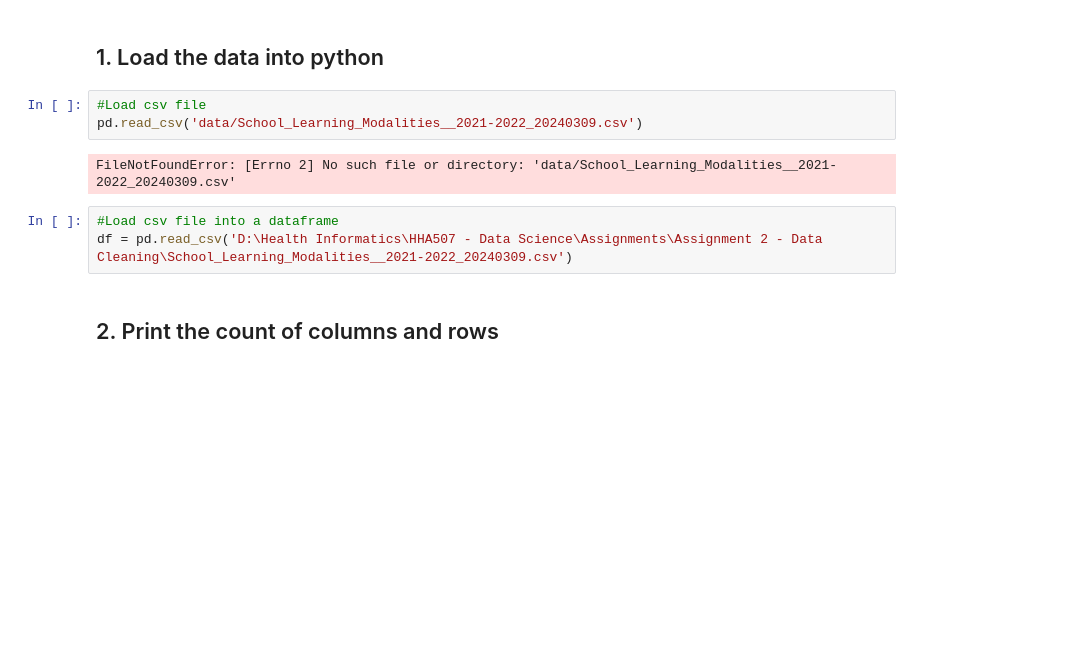
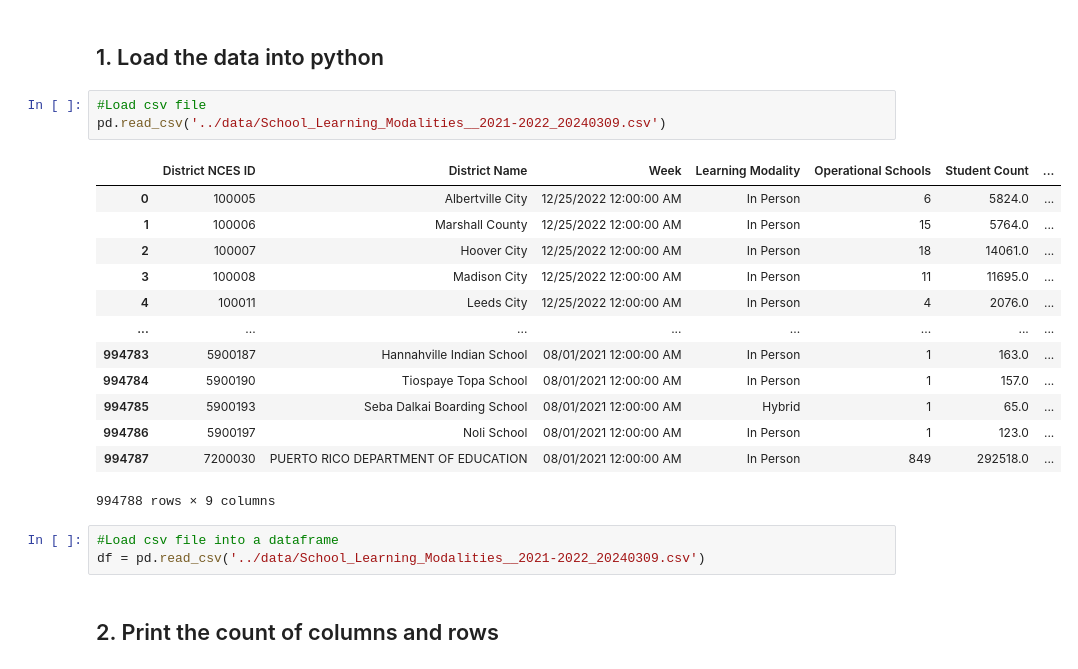
Before and after one commit to Tenzeen/HHA507-Data-Cleaning, a Jupyter notebook: script/data_cleaning.ipynb, the cells around one changed output. Drawn from its saved outputs; the diff is of its cells as text; blank space fills up the shorter version.

```diff
--- a/script/data_cleaning.ipynb
+++ b/script/data_cleaning.ipynb
@@ -7,12 +7,24 @@ import string
 ## 1. Load the data into python
 # %%
 #Load csv file
-pd.read_csv('data/School_Learning_Modalities__2021-2022_20240309.csv')
+pd.read_csv('../data/School_Learning_Modalities__2021-2022_20240309.csv')
 # %% [output]
+|  | District NCES ID | District Name | Week | Learning Modality | Operational Schools | Student Count | ... |
+| 0 | 100005 | Albertville City | 12/25/2022 12:00:00 AM | In Person | 6 | 5824.0 | ... |
+| 1 | 100006 | Marshall County | 12/25/2022 12:00:00 AM | In Person | 15 | 5764.0 | ... |
+| 2 | 100007 | Hoover City | 12/25/2022 12:00:00 AM | In Person | 18 | 14061.0 | ... |
+| 3 | 100008 | Madison City | 12/25/2022 12:00:00 AM | In Person | 11 | 11695.0 | ... |
+| 4 | 100011 | Leeds City | 12/25/2022 12:00:00 AM | In Person | 4 | 2076.0 | ... |
+| ... | ... | ... | ... | ... | ... | ... | ... |
+| 994783 | 5900187 | Hannahville Indian School | 08/01/2021 12:00:00 AM | In Person | 1 | 163.0 | ... |
+| 994784 | 5900190 | Tiospaye Topa School | 08/01/2021 12:00:00 AM | In Person | 1 | 157.0 | ... |
+| 994785 | 5900193 | Seba Dalkai Boarding School | 08/01/2021 12:00:00 AM | Hybrid | 1 | 65.0 | ... |
+| 994786 | 5900197 | Noli School | 08/01/2021 12:00:00 AM | In Person | 1 | 123.0 | ... |
+| 994787 | 7200030 | PUERTO RICO DEPARTMENT OF EDUCATION | 08/01/2021 12:00:00 AM | In Person | 849 | 292518.0 | ... |
-FileNotFoundError: [Errno 2] No such file or directory: 'data/School_Learning_Modalities__2021-2022_20240309.csv'
+994788 rows × 9 columns
 # %%
 #Load csv file into a dataframe
-df = pd.read_csv('D:\Health Informatics\HHA507 - Data Science\Assignments\Assignment 2 - Data Cleaning\School_Learning_Modalities__2021-2022_20240309.csv')
+df = pd.read_csv('../data/School_Learning_Modalities__2021-2022_20240309.csv')
 # %% [markdown]
 ## 2. Print the count of columns and rows
 # %%
```
Also changed, not shown: parts of 1 cell of this notebook.
